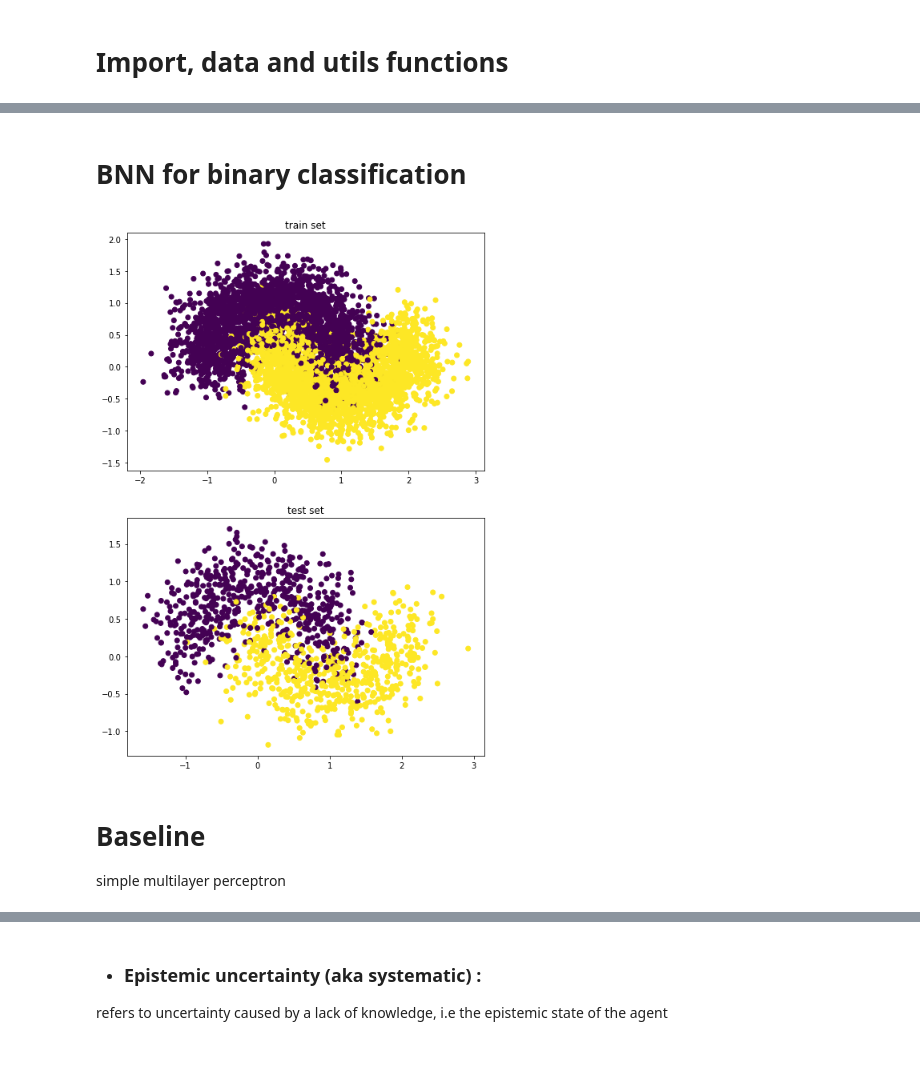
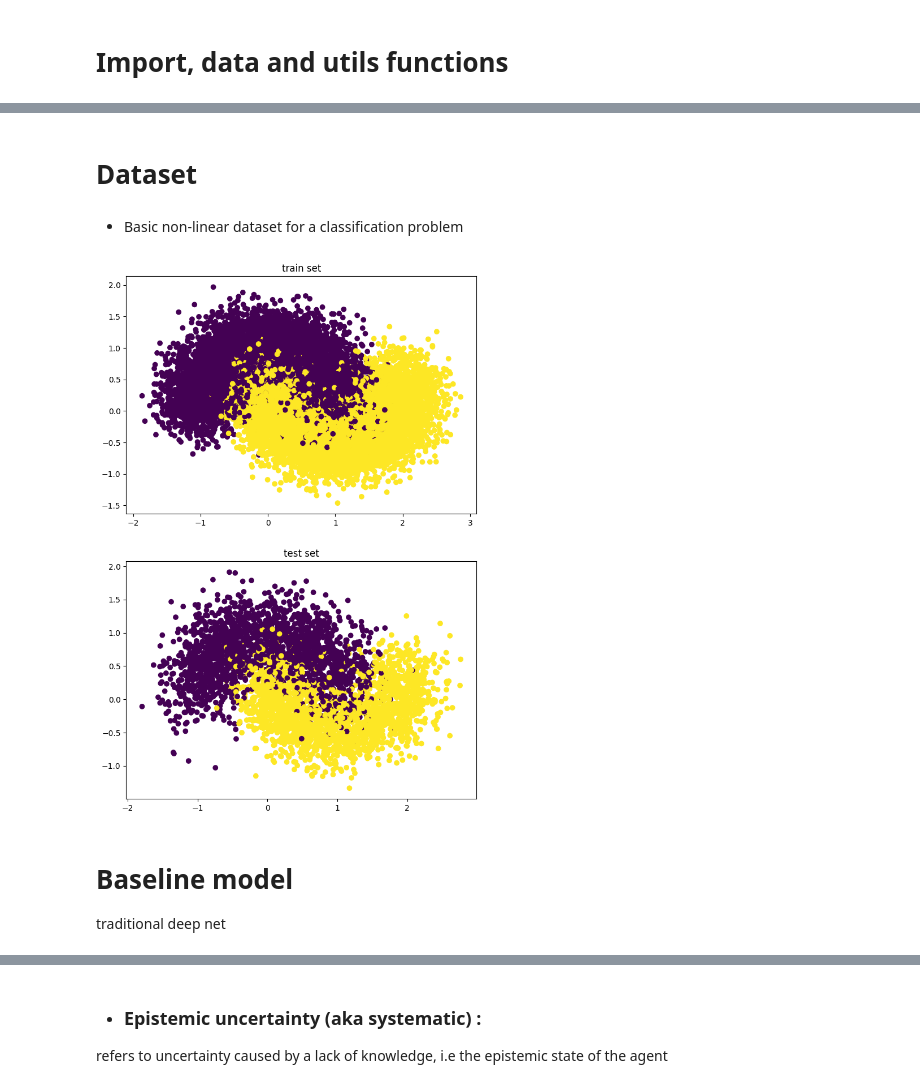
Before and after one commit to laurent-vouriot/Bayesian-Neural-Networks-and-uncertainty, a Jupyter notebook: aleatoric_vs_epistemic.ipynb, the cells around one changed output, grey strips where cells are left out. Drawn from its saved outputs; the diff is of its cells as text; code cells hidden in the pictures; blank space fills up the shorter version.

```diff
--- a/aleatoric_vs_epistemic.ipynb
+++ b/aleatoric_vs_epistemic.ipynb
@@ -130,25 +112,28 @@ def train_model(X_train, X_test, y_train, y_test, model, epochs=100, batch_size=
-# %% [markdown]
-# BNN for binary classification
+# %% [markdown]
+# Dataset
+# %% [markdown]
+- Basic non-linear dataset for a classification problem
 # %%
-X, y = make_moons(n_samples=6000, noise=0.3)
+X, y = make_moons(n_samples=20000, noise=0.3)
 y = y.reshape(-1,1)
 
 X_train, X_test, y_train, y_test = train_test_split(X, y, test_size=0.2)
+
 X_test = tf.cast(X_test, tf.float32)
 X_train = tf.cast(X_train, tf.float32)
 y_test = tf.cast(y_test, tf.float32)
 y_train = tf.cast(y_train, tf.float32)
 
 fig, (ax1, ax2) = plt.subplots(2, 1, figsize=(8, 12))
 ax1.scatter(X_train[:,0], X_train[:,1], c=y_train)
 ax1.set_title('train set')
 ax2.scatter(X_test[:,0], X_test[:,1], c=y_test)
 ax2.set_title('test set')
 
 plt.show()
 # %% [output]
-[figure, old version]
+[figure, new version]
-# %% [markdown]
-# Baseline
-simple multilayer perceptron
+# %% [markdown]
+# Baseline model
+traditional deep net
 # %%
```
Also changed, not shown: parts of 18 cells of this notebook.
